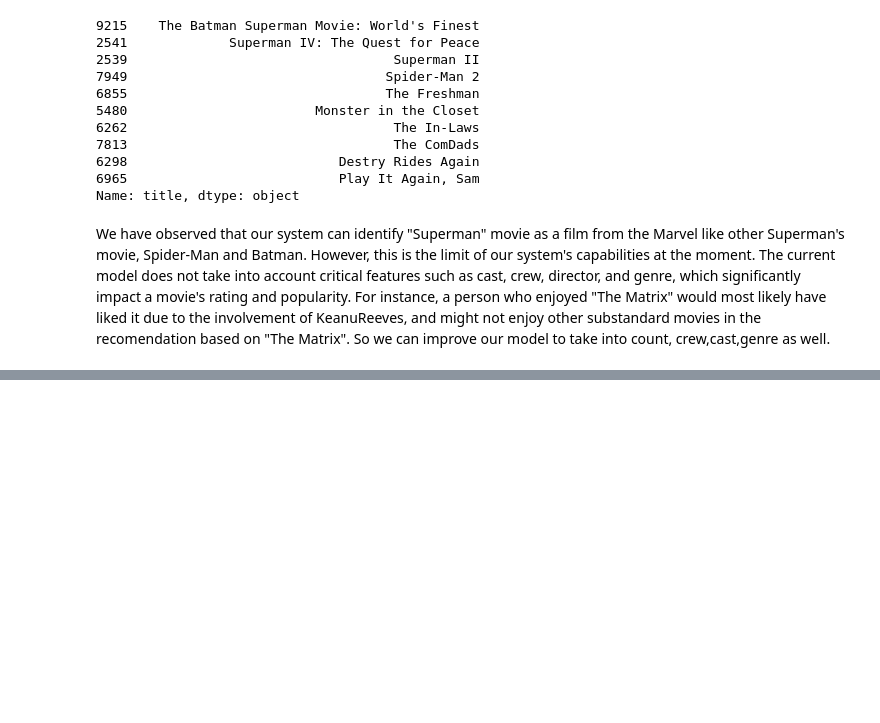
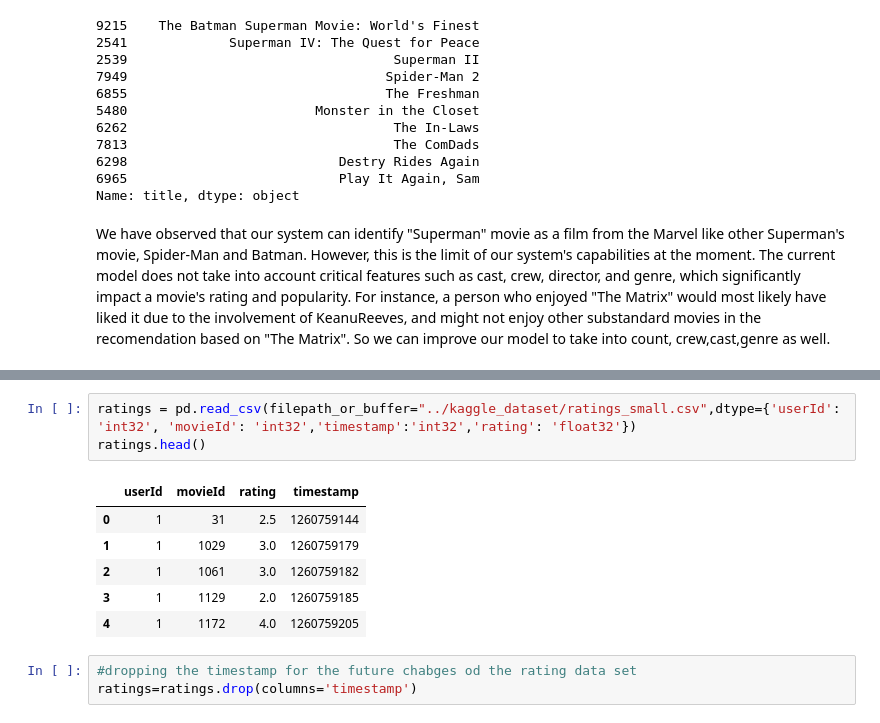
Before and after one commit to alexakh95/seminarAI, a Jupyter notebook: recomendation_system.ipynb, the cells around one changed output, grey strips where cells are left out. Cells and saved outputs as stored; diff of their text form; blank space fills up the shorter version.

```diff
--- a/recomendation_system.ipynb
+++ b/recomendation_system.ipynb
@@ -281,0 +291,13 @@ We have observed that our system can identify "Superman" movie as a film from th
+# %%
+ratings = pd.read_csv(filepath_or_buffer="../kaggle_dataset/ratings_small.csv",dtype={'userId': 'int32', 'movieId': 'int32','timestamp':'int32','rating': 'float32'})
+ratings.head()
+# %% [output]
+|  | userId | movieId | rating | timestamp |
+| 0 | 1 | 31 | 2.5 | 1260759144 |
+| 1 | 1 | 1029 | 3.0 | 1260759179 |
+| 2 | 1 | 1061 | 3.0 | 1260759182 |
+| 3 | 1 | 1129 | 2.0 | 1260759185 |
+| 4 | 1 | 1172 | 4.0 | 1260759205 |
+# %%
+#dropping the timestamp for the future chabges od the rating data set
+ratings=ratings.drop(columns='timestamp')
```
Also changed, not shown: parts of 4 cells of this notebook.
